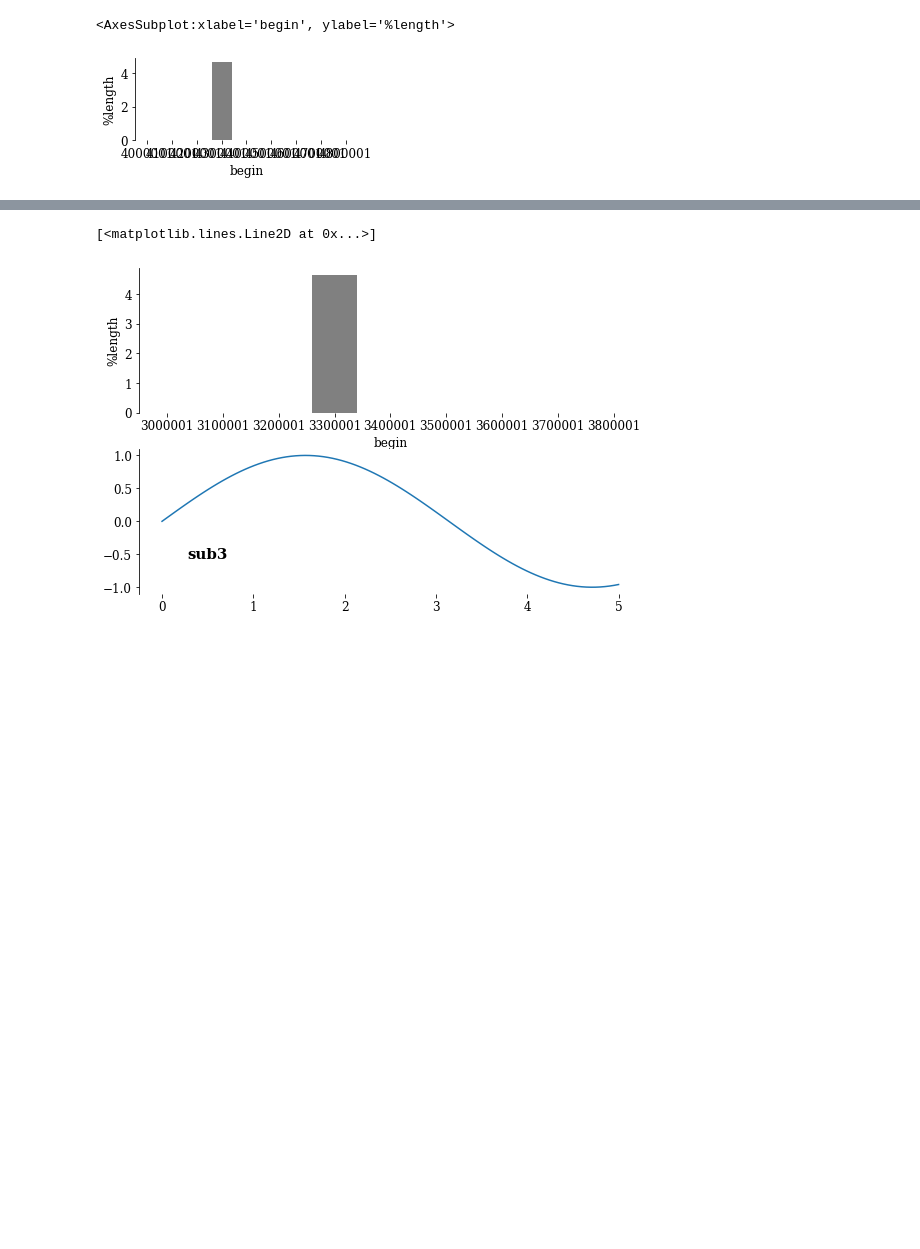
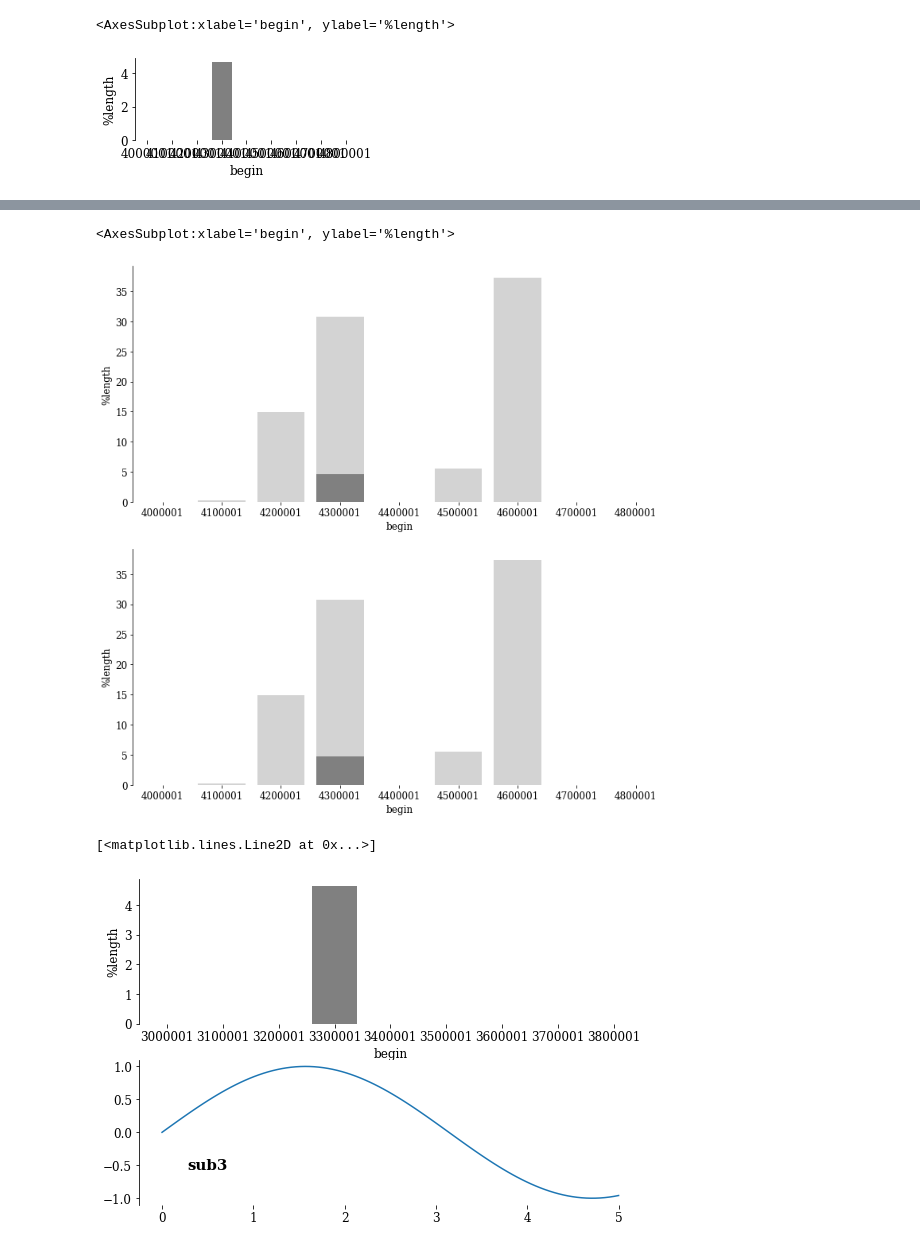
Before and after one commit to DaSh-bash/GenomeVanessa, a Jupyter notebook: Figures/VanessaGenomeFigures.ipynb, the cells around one changed output, grey strips where cells are left out. Drawn from its saved outputs; the diff is of its cells as text; code cells hidden in the pictures; blank space fills up the shorter version.

```diff
--- a/Figures/VanessaGenomeFigures.ipynb
+++ b/Figures/VanessaGenomeFigures.ipynb
@@ -835,3 +926,16 @@ sns.barplot(x=dfr2["begin"][40:49], y=dfr2["%length"][40:49] , color="grey")
+# %%
+fig = plt.figure(figsize=(12,12))
+ax = fig.add_subplot(2,1,1)
+sns.barplot(x=dfr["begin"][30:59], y=dfr["%length"][30:59] , color="lightgrey")
+sns.barplot(x=dfr2["begin"][40:49], y=dfr2["%length"][40:49] , color="grey")
+
+
+ax2 = fig.add_subplot(2,1,2)
+sns.barplot(x=dfr["begin"][30:59], y=dfr["%length"][30:59] , color="lightgrey")
+sns.barplot(x=dfr2["begin"][40:49], y=dfr2["%length"][40:49] , color="grey")
+# %% [output]
+<AxesSubplot:xlabel='begin', ylabel='%length'>
+[figure, added]
 # %%
 fig = plt.figure(figsize=(9, 6))
 
```
Also changed, not shown: parts of 7 cells of this notebook, 5 other files.
